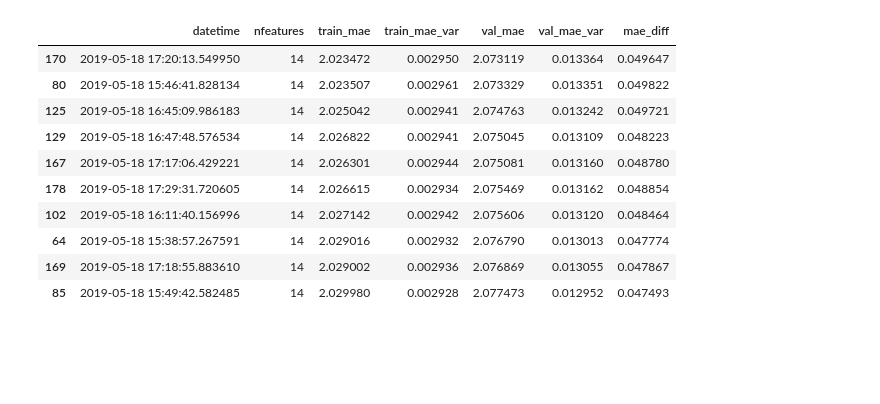
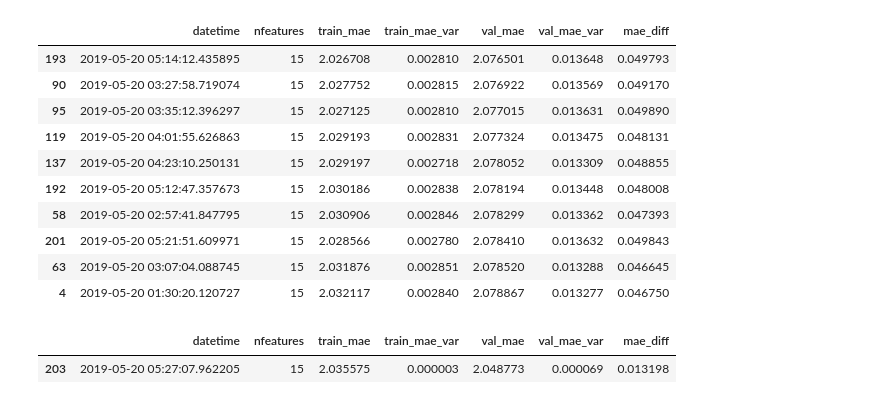
Before and after one commit to arhow/LANLEarthquakePrediction2019, a Jupyter notebook: frgf.ipynb, the cells around one changed output. Saved outputs shown, nothing was run; the diff lists cells and outputs as text; code cells hidden in the pictures; blank space fills up the shorter version.

```diff
--- a/frgf.ipynb
+++ b/frgf.ipynb
@@ -25,6 +24,8 @@ Using TensorFlow backend.
    div#menubar-container     { width: 65%; }
    div#maintoolbar-container { width: 99%; }
 </style>
+# %%
+pd.set_option('display.max_colwidth', -1)
 # %%
 df_train = pd.read_pickle('../feats/df_train.pkl')
 df_test = pd.read_pickle('../feats/df_test.pkl')
@@ -45,2 +124,2 @@ original_columns = df_train.columns.drop(['index','y','label','group']).tolist()
 # %%
-db = DFDB('../trial/frgf.pkl', auto_commit=False)
+db = DFDB('../trial2/frgf.pkl', auto_commit=False)
@@ -126,2 +139,8 @@ param = {'columns': main_columns,
   'fit': {}},
 }
+# %%
+# run one try
+mytrial = []
+df_his,  df_feature_importances, df_valid_pred, df_test_pred =  EP.process(df_train, param, df_test = df_test, trial=mytrial, remark='try common_columns95')
+db.insert(mytrial[0])
+df_trial = db.select()
@@ -200,16 +227,16 @@ for trial_i in mytrial:
     db.insert(trial_i)
 df_trial = db.select()
 # %%
-df_trial[df_trial['mae_diff']<.05][['datetime','nfeatures', 'train_mae','train_mae_var','val_mae','val_mae_var','mae_diff']].sort_values(by=['val_mae']).head(10)
+df_trial[(df_trial['remark']=='tune 1')&(df_trial['mae_diff']<.05)][['datetime','nfeatures', 'train_mae','train_mae_var','val_mae','val_mae_var','mae_diff']].sort_values(by=['val_mae']).head(10)
 # %% [output]
 |  | datetime | nfeatures | train_mae | train_mae_var | val_mae | val_mae_var | mae_diff |
-| 170 | 2019-05-18 17:20:13.549950 | 14 | 2.023472 | 0.002950 | 2.073119 | 0.013364 | 0.049647 |
-| 80 | 2019-05-18 15:46:41.828134 | 14 | 2.023507 | 0.002961 | 2.073329 | 0.013351 | 0.049822 |
-| 125 | 2019-05-18 16:45:09.986183 | 14 | 2.025042 | 0.002941 | 2.074763 | 0.013242 | 0.049721 |
-| 129 | 2019-05-18 16:47:48.576534 | 14 | 2.026822 | 0.002941 | 2.075045 | 0.013109 | 0.048223 |
-| 167 | 2019-05-18 17:17:06.429221 | 14 | 2.026301 | 0.002944 | 2.075081 | 0.013160 | 0.048780 |
-| 178 | 2019-05-18 17:29:31.720605 | 14 | 2.026615 | 0.002934 | 2.075469 | 0.013162 | 0.048854 |
-| 102 | 2019-05-18 16:11:40.156996 | 14 | 2.027142 | 0.002942 | 2.075606 | 0.013120 | 0.048464 |
-| 64 | 2019-05-18 15:38:57.267591 | 14 | 2.029016 | 0.002932 | 2.076790 | 0.013013 | 0.047774 |
-| 169 | 2019-05-18 17:18:55.883610 | 14 | 2.029002 | 0.002936 | 2.076869 | 0.013055 | 0.047867 |
-| 85 | 2019-05-18 15:49:42.582485 | 14 | 2.029980 | 0.002928 | 2.077473 | 0.012952 | 0.047493 |
+| 193 | 2019-05-20 05:14:12.435895 | 15 | 2.026708 | 0.002810 | 2.076501 | 0.013648 | 0.049793 |
+| 90 | 2019-05-20 03:27:58.719074 | 15 | 2.027752 | 0.002815 | 2.076922 | 0.013569 | 0.049170 |
+| 95 | 2019-05-20 03:35:12.396297 | 15 | 2.027125 | 0.002810 | 2.077015 | 0.013631 | 0.049890 |
+| 119 | 2019-05-20 04:01:55.626863 | 15 | 2.029193 | 0.002831 | 2.077324 | 0.013475 | 0.048131 |
+| 137 | 2019-05-20 04:23:10.250131 | 15 | 2.029197 | 0.002718 | 2.078052 | 0.013309 | 0.048855 |
+| 192 | 2019-05-20 05:12:47.357673 | 15 | 2.030186 | 0.002838 | 2.078194 | 0.013448 | 0.048008 |
+| 58 | 2019-05-20 02:57:41.847795 | 15 | 2.030906 | 0.002846 | 2.078299 | 0.013362 | 0.047393 |
+| 201 | 2019-05-20 05:21:51.609971 | 15 | 2.028566 | 0.002780 | 2.078410 | 0.013632 | 0.049843 |
+| 63 | 2019-05-20 03:07:04.088745 | 15 | 2.031876 | 0.002851 | 2.078520 | 0.013288 | 0.046645 |
+| 4 | 2019-05-20 01:30:20.120727 | 15 | 2.032117 | 0.002840 | 2.078867 | 0.013277 | 0.046750 |
@@ -216,3 +253,8 @@ df_trial[df_trial['mae_diff']<.05][['datetime','nfeatures', 'train_mae','train_m
+# %%
+df_trial.tail(1)[['datetime','nfeatures', 'train_mae','train_mae_var','val_mae','val_mae_var','mae_diff']]
+# %% [output]
+|  | datetime | nfeatures | train_mae | train_mae_var | val_mae | val_mae_var | mae_diff |
+| 203 | 2019-05-20 05:27:07.962205 | 15 | 2.035575 | 0.000003 | 2.048773 | 0.000069 | 0.013198 |
 # %%
 db.commit()
 # %%
```
Also changed, not shown: parts of 20 cells of this notebook, 12 other files.
